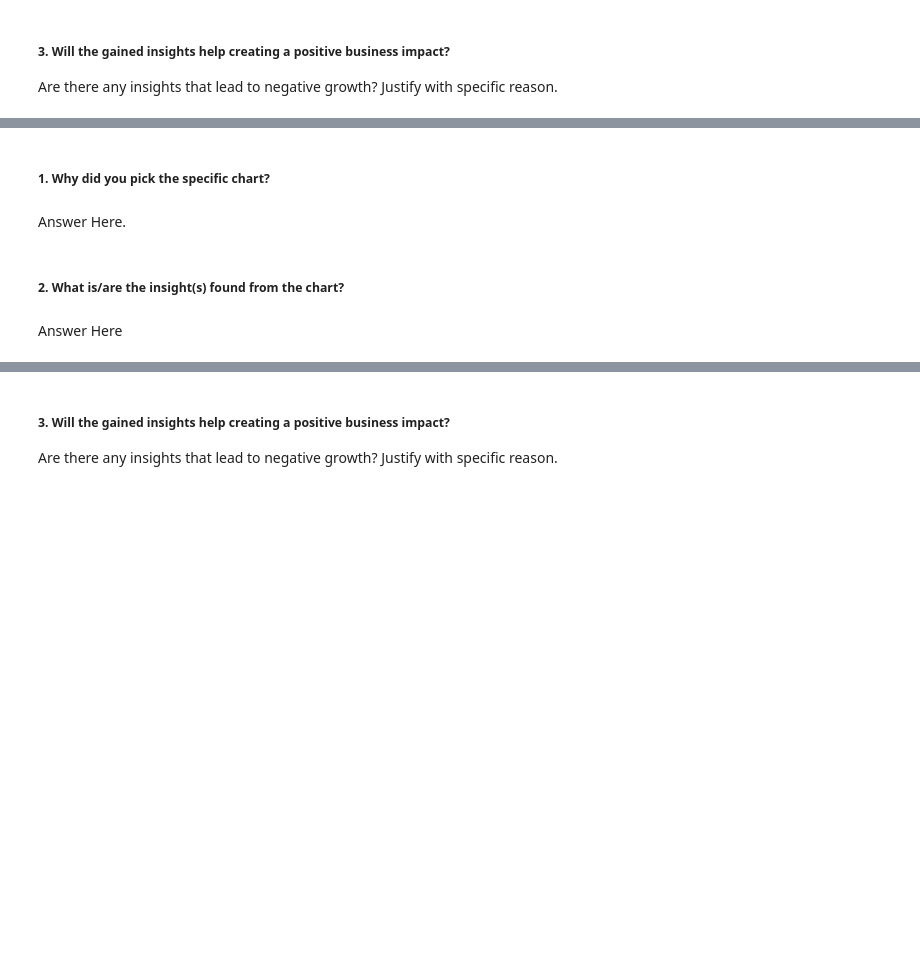
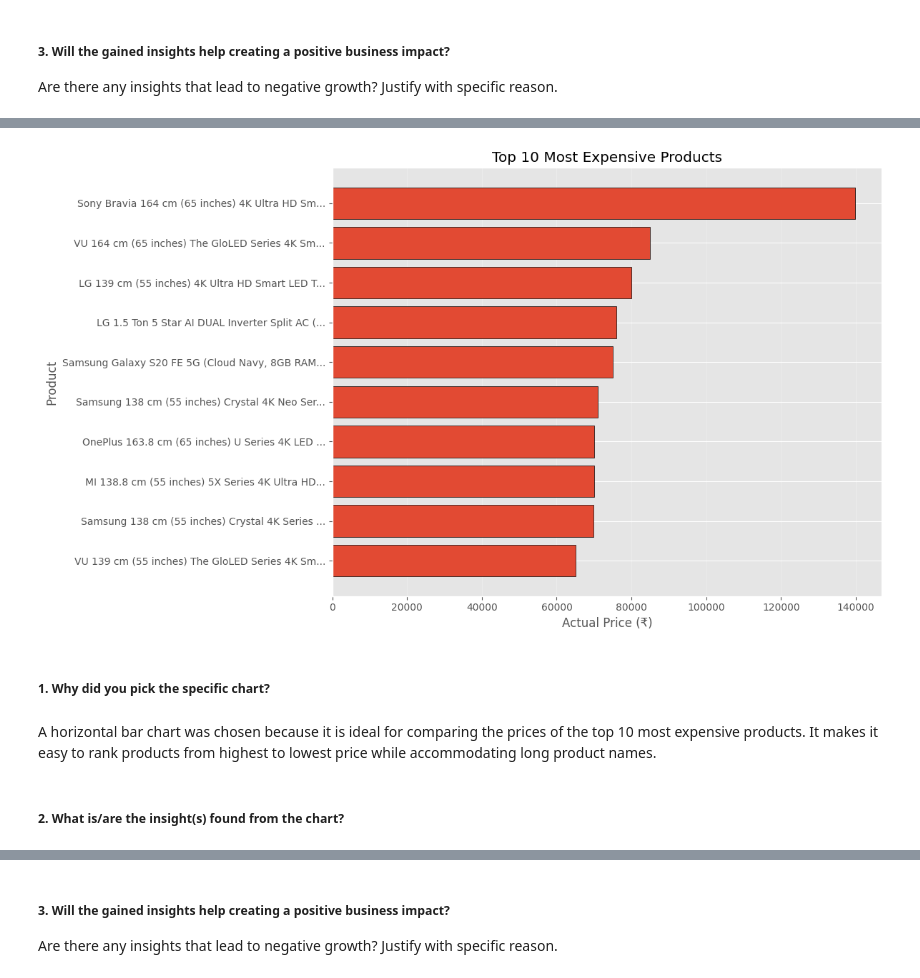
Before and after one commit to ArpitaGuniyal/Amazon-Sales-EDA, a Jupyter notebook: amazon_sales_eda.ipynb, the cells around one changed output, grey strips where cells are left out. Drawn from its saved outputs; the diff is of its cells as text; code cells hidden in the pictures; blank space fills up the shorter version.

```diff
--- a/amazon_sales_eda.ipynb
+++ b/amazon_sales_eda.ipynb
@@ -602,8 +733,42 @@ Answer Here
+# %%
+# Select top 10 most expensive products
+top_expensive = (
+    df_clean[['product_name', 'actual_price']]
+    .sort_values(by='actual_price', ascending=False)
+    .head(10)
+)
+
+# Shorten long product names
+top_expensive['short_name'] = (
+    top_expensive['product_name']
+    .str.slice(0, 45) + "..."
+)
+
+# Create figure
+plt.figure(figsize=(12,7))
+
+plt.barh(
+    top_expensive['short_name'],
+    top_expensive['actual_price'],
+    edgecolor='black'
+)
+
+plt.title("Top 10 Most Expensive Products")
+plt.xlabel("Actual Price (₹)")
+plt.ylabel("Product")
+
+plt.gca().invert_yaxis()
+
+plt.grid(axis='x', alpha=0.3)
+
+plt.tight_layout()
+
+plt.show()
+# %% [output]
+[figure, added]
 # %% [markdown]
 ##### 1. Why did you pick the specific chart?
-# %% [markdown]
-Answer Here.
+# %% [markdown]
+A horizontal bar chart was chosen because it is ideal for comparing the prices of the top 10 most expensive products. It makes it easy to rank products from highest to lowest price while accommodating long product names.
 # %% [markdown]
 ##### 2. What is/are the insight(s) found from the chart?
-# %% [markdown]
-Answer Here
```
Also changed, not shown: parts of 47 cells of this notebook.
